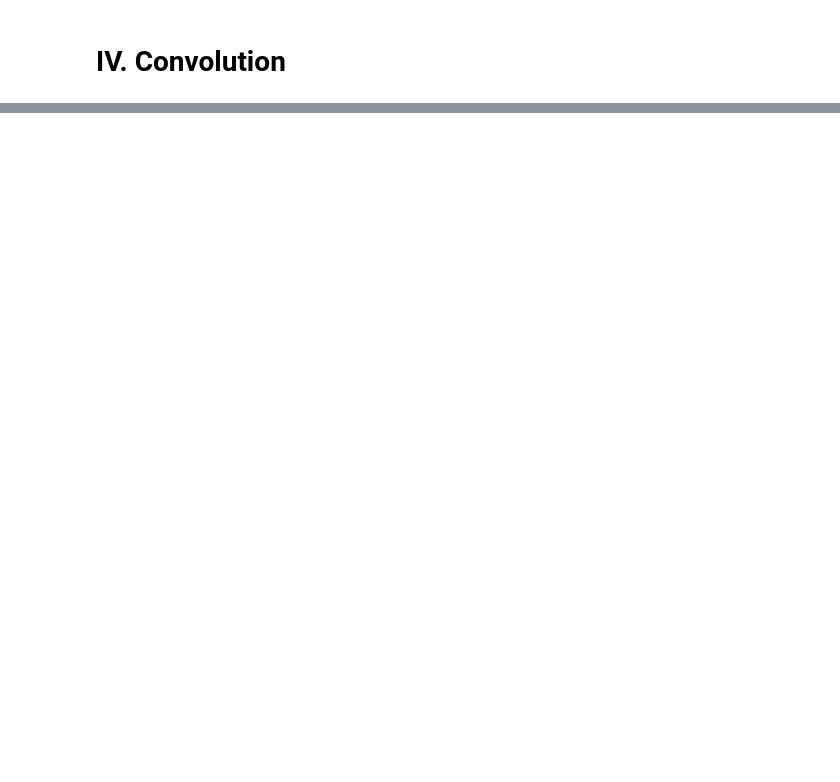
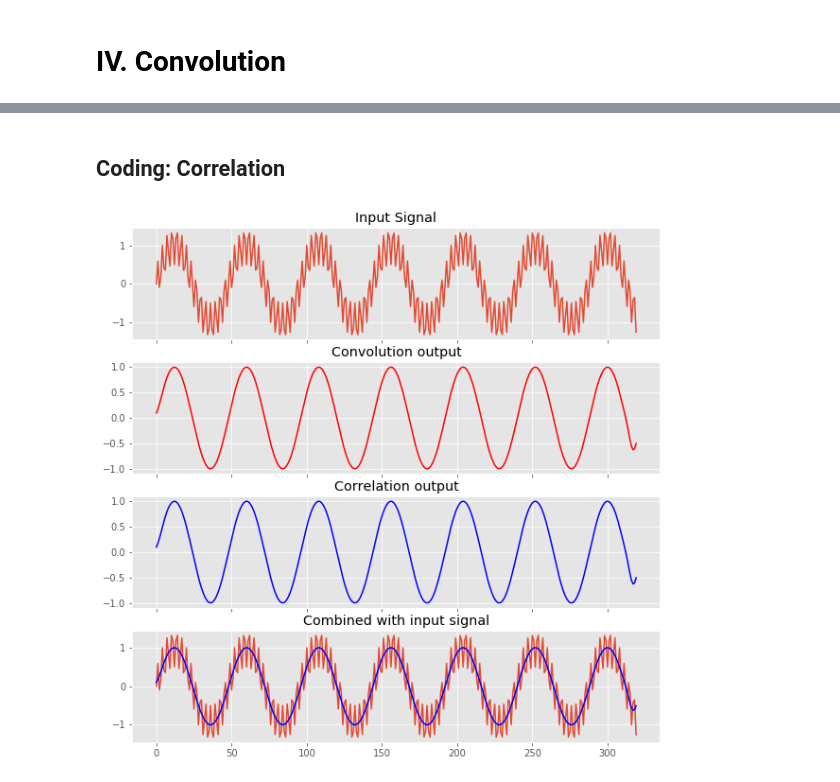
Before and after one commit to ibragimoveldor/DSP_in_python, a Jupyter notebook: DSP_tutorial.ipynb, the cells around one changed output, grey strips where cells are left out. Cells and saved outputs as stored; diff of their text form; code cells hidden in the pictures; blank space fills up the shorter version.

```diff
--- a/DSP_tutorial.ipynb
+++ b/DSP_tutorial.ipynb
@@ -281,0 +356,20 @@ invariance unless you have reason to believe otherwise.</font>
+# %% [markdown]
+## Coding: Correlation
+# %%
+corr_output_signal = signal.correlate(sigs.InputSignal_1kHz_15kHz, sigs.Impulse_response,mode ='same')
+conv_output_signal = signal.convolve(sigs.InputSignal_1kHz_15kHz, sigs.Impulse_response,mode ='same')
+
+f,plt_arr = plt.subplots(4,sharex=True, figsize = (10, 10))
+plt_arr[0].plot(sigs.InputSignal_1kHz_15kHz)
+plt_arr[0].set_title("Input Signal")
+
+plt_arr[1].plot(corr_output_signal, color='red')
+plt_arr[1].set_title("Convolution output")
+plt_arr[2].plot(conv_output_signal, color='blue')
+plt_arr[2].set_title('Correlation output')
+plt_arr[3].plot(sigs.InputSignal_1kHz_15kHz)
+plt_arr[3].plot(conv_output_signal, color='blue')
+plt_arr[3].set_title('Combined with input signal')
+plt.show()
+# %% [output]
+[figure, added]
```
Also changed, not shown: parts of 91 cells of this notebook.
